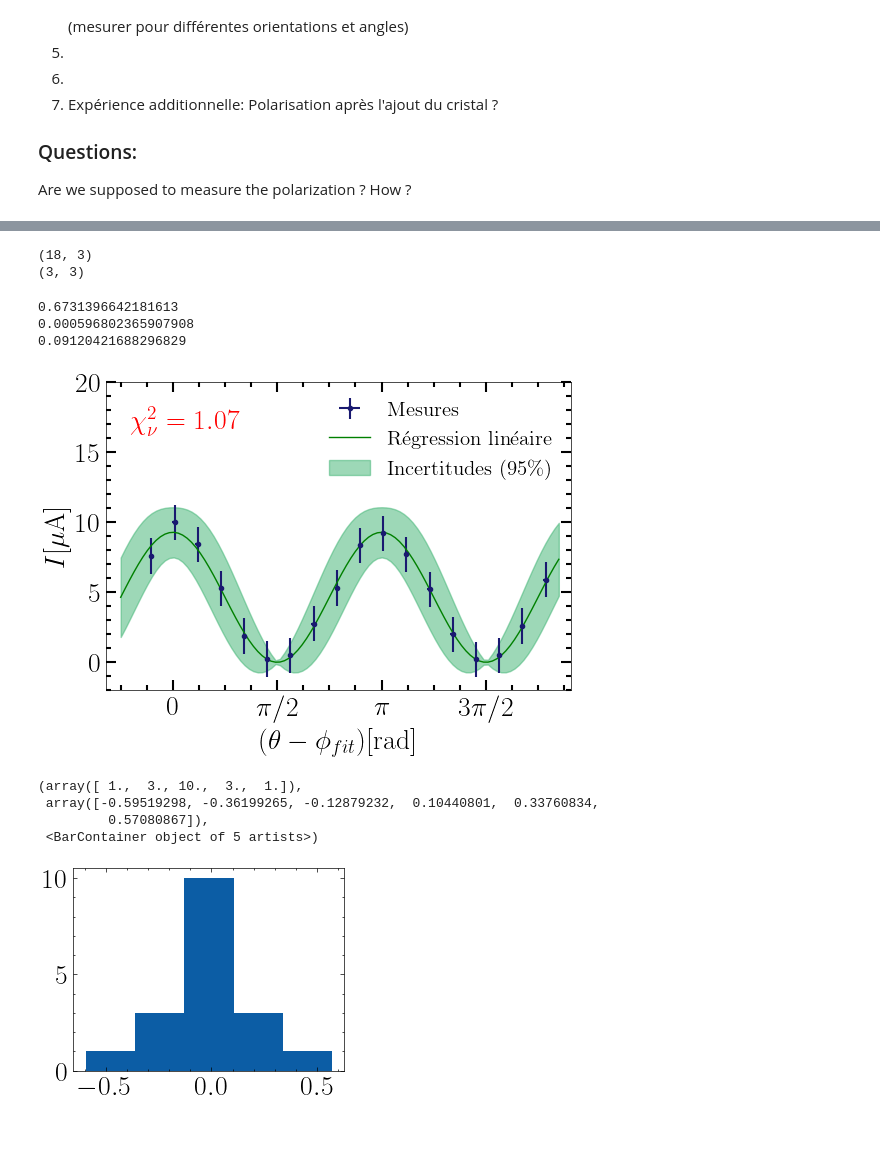
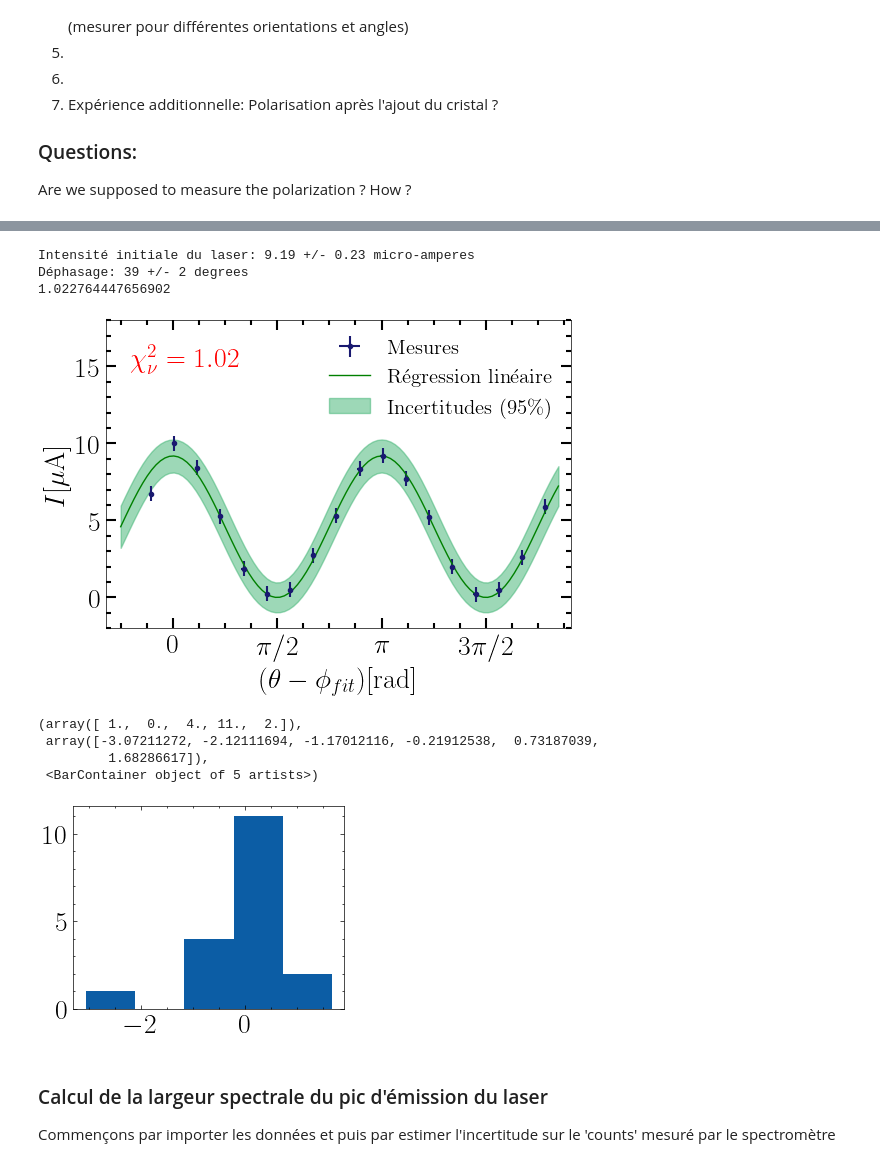
Before and after one commit to EnceladeCandy/phy3040, a Jupyter notebook: notebooks/optique_non_lineaire.ipynb, the cells around one changed output, grey strips where cells are left out. Drawn from its saved outputs; the diff is of its cells as text; code cells hidden in the pictures; blank space fills up the shorter version.

```diff
--- a/notebooks/optique_non_lineaire.ipynb
+++ b/notebooks/optique_non_lineaire.ipynb
@@ -7,7 +7,7 @@ import sys
 import os
 sys.path.append("../src")
 from regression import FrequentistRegression
-from scipy.optimize import curve_fit
+# from scipy.optimize import curve_fit
 params = {
          'axes.labelsize': 20,
          'axes.titlesize': 20,
@@ -32,7 +32,7 @@ params = {
 plt.rcParams.update(params)
 plt.style.use('science')
 
-figure_folder = 'C://Users//Admin//Desktop//lab_optique//data//optique_non_lineaire'
+figure_folder = 'C://Users//noedi//Desktop//lab_optique//data//optique_non_lineaire'
 # %% [markdown]
 ## Théorie:
 
@@ -149,18 +152,15 @@ def std_params_to_std_physical(params, stds):
     sigma_phi_fitted = 1 / (beta1 ** 2 + beta2 ** 2) * np.sqrt(beta1 ** 2 * sigma_beta1 ** 2 + beta2 ** 2 * sigma_beta2 ** 2)
     return np.array([sigma_intensity_fitted, sigma_phi_fitted])
 
-def std_malus(theta, phys_fitted, phys_std):
+def std_malus(theta, phys_fitted, phys_std, std_theta):
     I0, phi = phys_fitted
     std_intensity, std_phi = phys_std
-    print(phi)
-    print(std_intensity)
-    print(std_phi)
-    return np.sqrt(np.cos(theta - phi) ** 2 * std_intensity ** 2  + (2 * I0 * np.sin(theta - phi) * np.cos(theta - phi)) ** 2 * std_phi ** 2)
+    return np.sqrt(np.cos(theta - phi) ** 2 * std_intensity ** 2  + (2 * I0 * np.sin(theta - phi) * np.cos(theta - phi)) ** 2 * (std_phi ** 2 + std_theta ** 2))
 # %%
 # Importation des valeurs expérimentales mesurées
 theta = np.arange(20, 361, 20) * u.degree.to(u.radian)  # rad
 sigma_theta = 2 * u.degree.to(u.radian) # rad
-intensity_20 = np.array([0.00926, 0.00910, 0.007, 0.0073, 0.0072,0.00902, 0.00813, 0.00910, 0.00612, 0.00625, 0.00618, 0.0064]) # series of measurements at theta=20 radians
+intensity_20 = np.array([0.007,  0.0073, 0.0072,0.00702, 0.00713, 0.00612, 0.00625, 0.00618, 0.0064]) # series of measurements at theta=20 radians
 intensity = np.array([intensity_20.mean(), 0.01000, 0.00842, 0.00527, 0.00186, 0.00023, 0.00049, 0.00275, 0.0053, 0.00835, 0.00920, 0.00770, 0.00520, 0.00200, 0.0002, 0.00049, 0.0026, 0.00590]) # mA
 sigma_intensity = intensity_20.std(ddof = 1)
 
@@ -187,10 +187,15 @@ phys_std = std_params_to_std_physical(params = params_fitted, stds = std_fitted)
 intensity_fitted, phi_fitted = phys_fitted
 intensity_pred = malus_law(theta, *phys_fitted) # intensity predicted by adjusting our physical model on data
 norm_residuals =  (intensity - intensity_pred) / sigma_intensity
-chi2 = np.sum(norm_residuals ** 2)
+chi2 = Regression.compute_chi2(obs = intensity)
+
+print(f"Intensité initiale du laser: {phys_fitted[0] * 1e3:.2f} +/- {phys_std[0]* 1e3:.2f} micro-amperes")
+print(f"Déphasage: {phys_fitted[1] *u.radian.to(u.degree):.0f} +/- {phys_std[1]*u.radian.to(u.degree):.0f} degrees")
+print(chi2)
 # %% [output]
-(18, 3)
-(3, 3)
+Intensité initiale du laser: 9.19 +/- 0.23 micro-amperes
+Déphasage: 39 +/- 2 degrees
+1.022764447656902
 # %%
 from matplotlib.ticker import MultipleLocator
 # Première figure: Intensité versus angle
@@ -213,49 +218,49 @@ ax.errorbar(x = x,
 x_range = np.array([-np.pi / 4, 2 * np.pi])
 x_fit =  np.linspace(x_range.min(), x_range.max()-phi_fitted + 0.2, 100)
 intensity_fitted = malus_law(x_fit + phi_fitted, *phys_fitted)
 ax.plot(x_fit, intensity_fitted * 1e3, "green", label = 'Régression linéaire')
 
 # Afficher incertitudes sur la régression linéaire
 # phys_min = phys_fitted - 1 * phys_std
 # phys_max = phys_fitted + 1 * phys_std
 # intensity_min = malus_law(x_fit + phi_fitted, *phys_min)
 # intensity_max = malus_law(x_fit + phi_fitted, *phys_max)
-std_intensity = std_malus(theta = x_fit + phi_fitted, phys_fitted = phys_fitted, phys_std = phys_std)
-k = 3
+std_intensity = np.sqrt(std_malus(theta = x_fit + phi_fitted, phys_fitted = phys_fitted, phys_std = phys_std, std_theta=sigma_theta) **2 + sigma_intensity ** 2)
+k = 2
 ax.fill_between(
     x = x_fit,
     y1 = (intensity_fitted - k * std_intensity) * 1e3,
     y2 = (intensity_fitted + k * std_intensity) * 1e3,
     color = 'mediumseagreen',
     alpha = 0.5,
     label = r'Incertitudes ($95\%$)'
     )
 
 # Rendre la figure plus jolie :)
-ax.set(xlabel = r"$(\theta-\phi_{fit})$[rad]", ylabel = r"$I$[$\mu$A]", xlim = [-1, 6.], ylim = [-2, 20])
-ax.tick_params(which = 'major', axis = 'both', length = 7, width = 1.5)
-ax.tick_params(which = 'minor', axis = 'both', length = 3.5, width = 1.5)
-ax.annotate(r"$\chi^2_{\nu} = %.2f$"%chi2, xy = (0.05, 0.85), xycoords = 'axes fraction', color = 'r', fontsize = 20)
-
+ax.set(xlabel = r"$(\theta-\phi_{fit})$[rad]", ylabel = r"$I$[$\mu$A]", xlim = [-1, 6.], ylim = [-2, 18])
 x_ticks = np.arange(0, 5, np.pi/2)
 x_tick_labels = [r"$0$", r"$\pi/2$", r"$\pi$", r"$3\pi/2$"]
 ax.xaxis.set_ticks(x_ticks)
 ax.xaxis.set_ticklabels(x_tick_labels)
+
+ax.tick_params(which = 'major', axis = 'both', length = 7, width = 1.5)
+ax.tick_params(which = 'minor', axis = 'both', length = 3.5, width = 1.5)
+ax.annotate(r"$\chi^2_{\nu} = %.2f$"%chi2, xy = (0.05, 0.85), xycoords = 'axes fraction', color = 'r', fontsize = 20)
 handles, labels = plt.gca().get_legend_handles_labels()
 order = [2,0,1]
 ax.legend([handles[idx] for idx in order],[labels[idx] for idx in order])
 plt.savefig(os.path.join(figure_folder, 'figure_malus.pdf'), bbox_inches = 'tight')
 # maj_ticks =
 # %% [output]
-0.6731396642181613
-0.000596802365907908
-0.09120421688296829
-[figure, old version]
+[figure, new version]
 # %%
 plt.hist(norm_residuals, bins = 5)
 # %% [output]
-(array([ 1.,  3., 10.,  3.,  1.]),
- array([-0.59519298, -0.36199265, -0.12879232,  0.10440801,  0.33760834,
-         0.57080867]),
+(array([ 1.,  0.,  4., 11.,  2.]),
+ array([-3.07211272, -2.12111694, -1.17012116, -0.21912538,  0.73187039,
+         1.68286617]),
  <BarContainer object of 5 artists>)
-[figure, old version]
+[figure, new version]
+# %% [markdown]
+### Calcul de la largeur spectrale du pic d'émission du laser
+Commençons par importer les données et puis par estimer l'incertitude sur le 'counts' mesuré par le spectromètre
```
Also changed, not shown: parts of 20 cells of this notebook.
